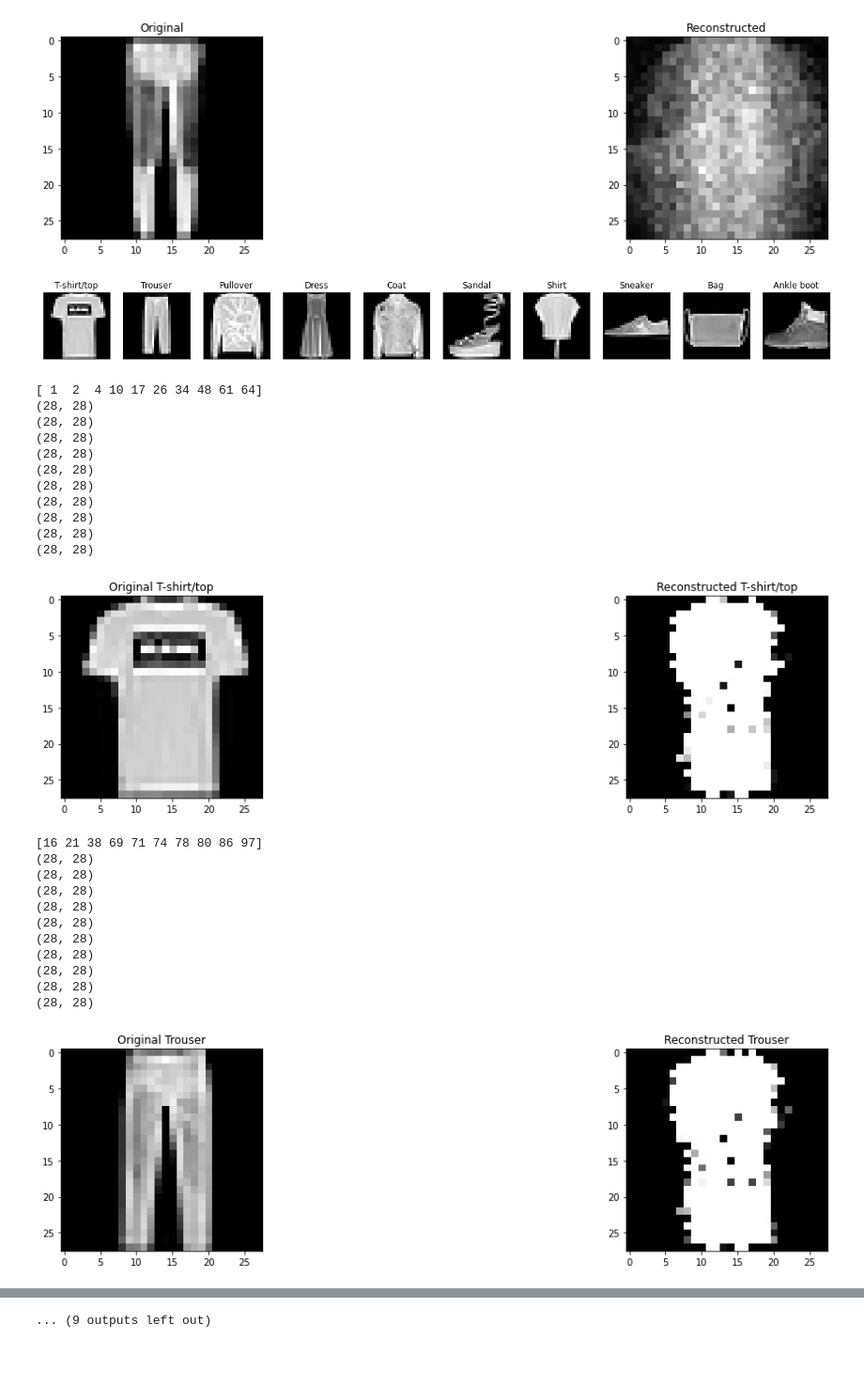
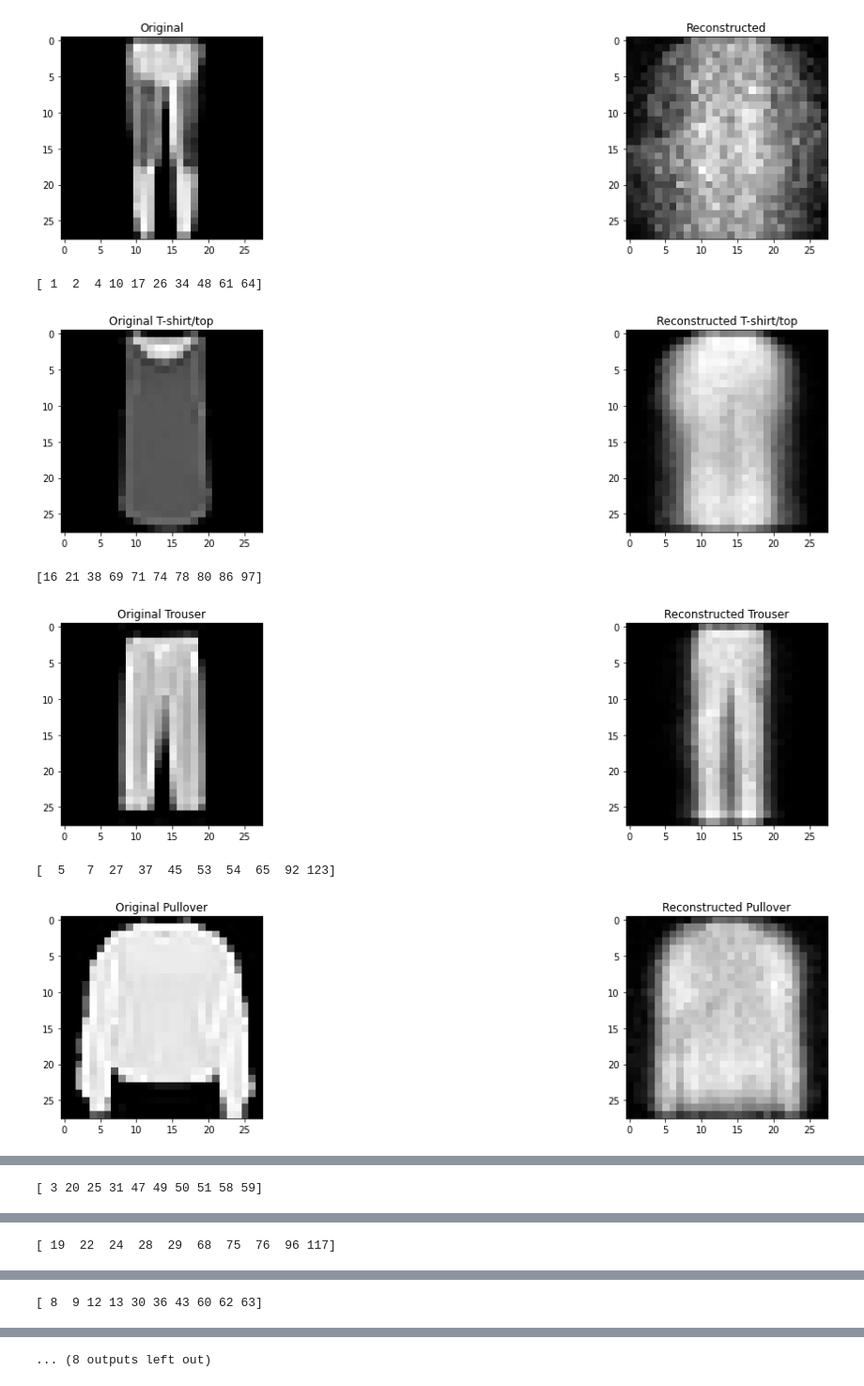
Before and after one commit to Gabitak9/Tarea-2-Redes-Neuronales, a Jupyter notebook: P3.ipynb, the cells around one changed output, grey strips where cells are left out. Shown at 94% size. Saved outputs shown, nothing was run; the diff lists cells and outputs as text; code cells hidden in the pictures; blank space fills up the shorter version.

```diff
--- a/P3.ipynb
+++ b/P3.ipynb
@@ -796,70 +796,34 @@ for i in range(4):
 [figure]
 # %%
 def img_mean(x_tr, index):
-  imgs = np.zeros((10, 28, 28))
-  img = np.zeros((28, 28))
+  img = np.zeros((784))
   for i in range(10):
-    imgs[i] = x_tr[index[i]].reshape(28,28)
-    print(imgs[i].shape)
-  for i in range(10):
-    img[i] = np.mean(imgs[i])
+    img[:] += x_tr[index[i]]
+  img = img/10
   return img
-
-
-
-plt.figure(figsize=(20, 4))
-for i in range(n):
-  clothes = np.where(y_tr == i)[0][i]
-  ax = plt.subplot(1, n, i + 1)
-  plt.imshow(x_tr[clothes])
-  plt.title(y[y_tr[clothes]])
-  ax.get_xaxis().set_visible(False)
-  ax.get_yaxis().set_visible(False)
-  plt.gray()
-plt.show()
-
 
 n=10
 for i in range(n):
   # Se toman las 10 primeras prendas de una clase
   clothes = np.where(y_tr == i)[0][:10]
   print(clothes)
-  img = img_mean(x_tr, clothes).reshape(1, 28*28)
+  img = img_mean(x_train_vector_scaled, clothes)
   rep = encoder.predict(img[None])[0]
   new_img = decoder.predict(rep[None])[0]
 
   plt.subplot(1,2,1)
   plt.title("Original " + str(y[y_tr[clothes[0]]]))
-  plt.imshow(x_tr[clothes[0]].reshape(28,28))
+  plt.imshow(x_train_vector_scaled[clothes[1]].reshape(28,28))
 
 
   plt.subplot(1,2,2)
   plt.title("Reconstructed " + str(y[y_tr[clothes[0]]]))
   plt.imshow(new_img.reshape(28,28))
   plt.show()
 # %% [output]
+[ 1  2  4 10 17 26 34 48 61 64]
-[figure, old version]
+[figure, new version]
-[ 1  2  4 10 17 26 34 48 61 64]
-(28, 28)
-(28, 28)
-(28, 28)
-(28, 28)
-(28, 28)
-(28, 28)
-(28, 28)
-(28, 28)
-(28, 28)
-(28, 28)
+[16 21 38 69 71 74 78 80 86 97]
-[figure, old version]
+[figure, new version]
-[16 21 38 69 71 74 78 80 86 97]
-(28, 28)
-(28, 28)
-(28, 28)
-(28, 28)
-(28, 28)
-(28, 28)
-(28, 28)
-(28, 28)
-(28, 28)
-(28, 28)
+[  5   7  27  37  45  53  54  65  92 123]
-[figure, old version]
+[figure, new version]
@@ -876,0 +830 @@ for i in range(n):
+[ 3 20 25 31 47 49 50 51 58 59]
@@ -888,0 +832 @@ for i in range(n):
+[ 19  22  24  28  29  68  75  76  96 117]
@@ -900,0 +834 @@ for i in range(n):
+[ 8  9 12 13 30 36 43 60 62 63]
@@ -913,4 +836,4 @@ for i in range(n):
-... (9 outputs left out)
+... (8 outputs left out)
 # %% [markdown]
 **Comentarios**
 
```
Also changed, not shown: parts of 2 cells of this notebook, 1 other file.
